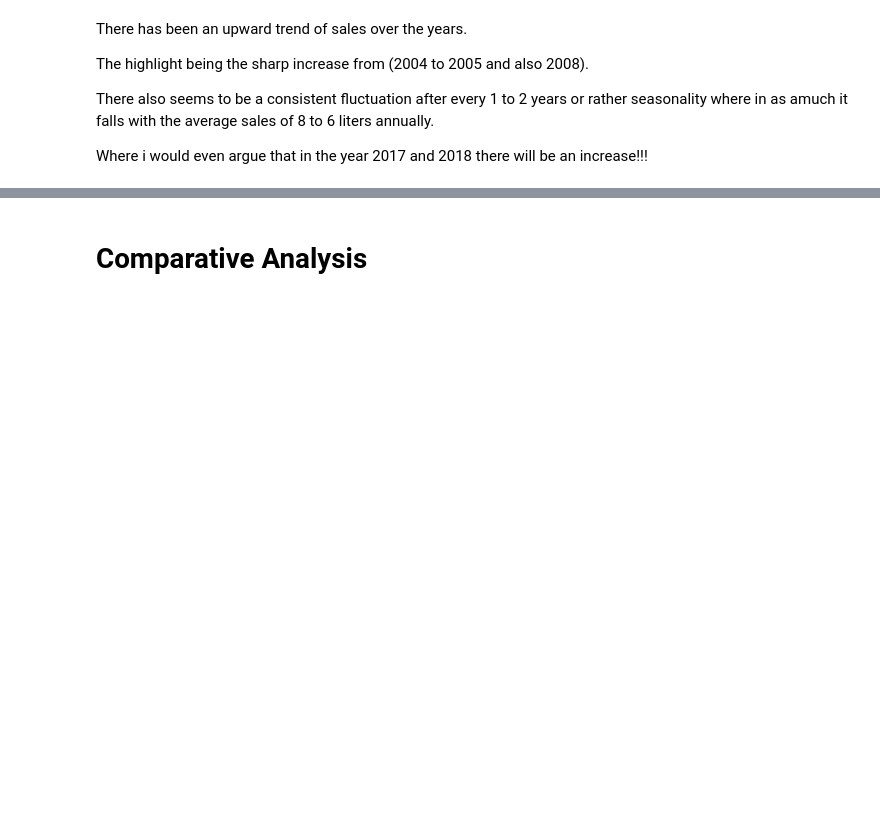
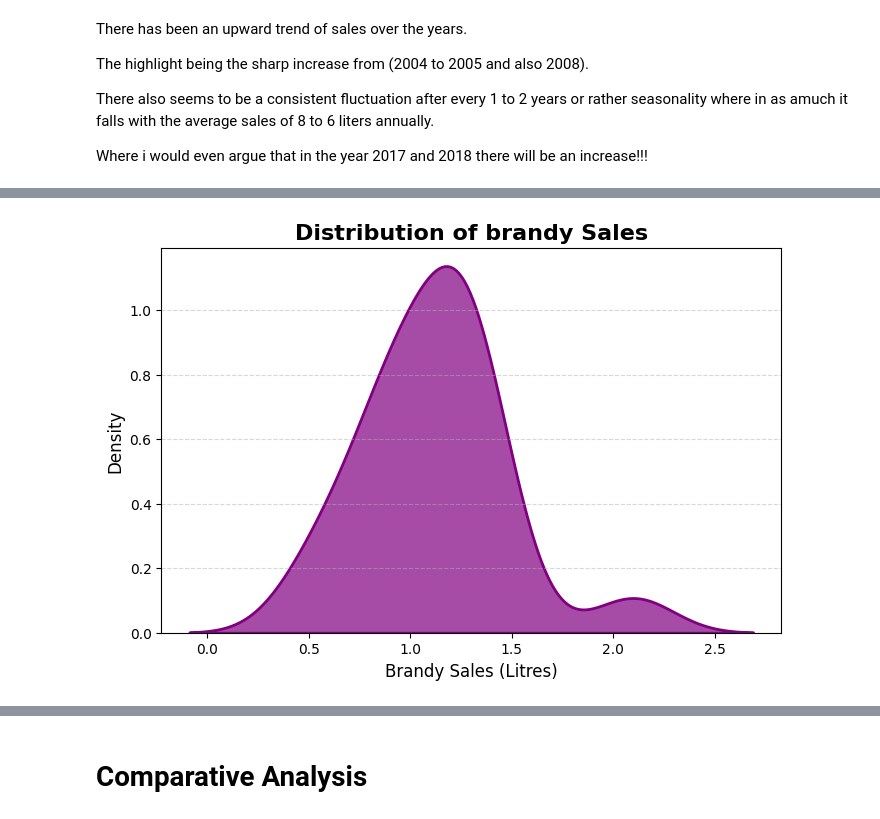
Before and after one commit to Mercymerine/DATA-ANALYSIS-AND-STORY-TELLIN, a Jupyter notebook: Russian_drinks_finale.ipynb, the cells around one changed output, grey strips where cells are left out. Drawn from its saved outputs; the diff is of its cells as text; code cells hidden in the pictures; blank space fills up the shorter version.

```diff
--- a/Russian_drinks_finale.ipynb
+++ b/Russian_drinks_finale.ipynb
@@ -512,0 +566,23 @@ Where i would even argue that in the year 2017 and 2018 there will be an increas
+# %%
+import seaborn as sns
+import matplotlib.pyplot as plt
+
+# Improved KDE plot
+plt.figure(figsize=(8, 5))  # Adjust the figure size
+sns.kdeplot(sp['brandy'],
+            fill=True,         # Adds color fill under the curve
+            color='purple',    # Choose a standout color
+            linewidth=2,       # Thicker line for better visibility
+            alpha=0.7)         # Adjust transparency for balance
+
+# Add title and labels
+plt.title('Distribution of brandy Sales', fontsize=16, fontweight='bold')
+plt.xlabel('Brandy Sales (Litres)', fontsize=12)
+plt.ylabel('Density', fontsize=12)
+
+# Adding grid for better readability
+plt.grid(axis='y', linestyle='--', alpha=0.5)
+
+plt.show()
+# %% [output]
+[figure, added]
```
Also changed, not shown: parts of 92 cells of this notebook.
